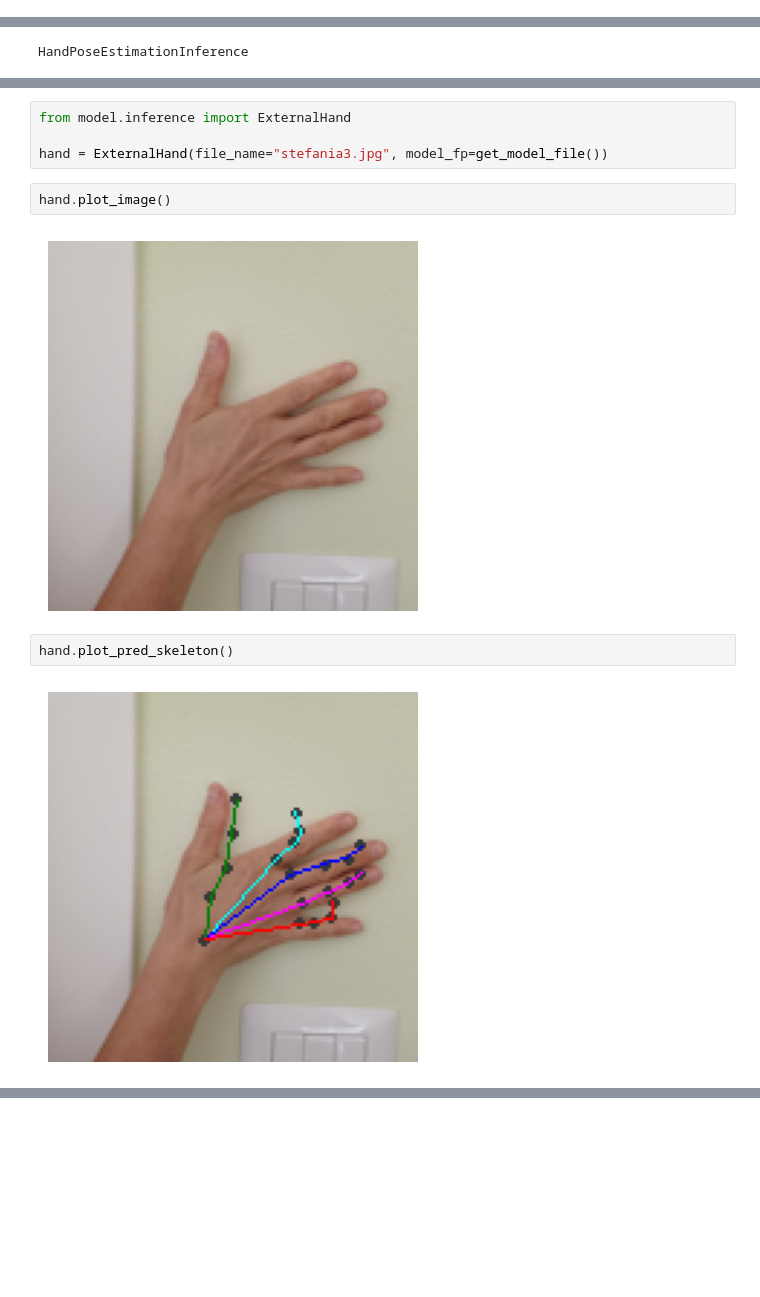
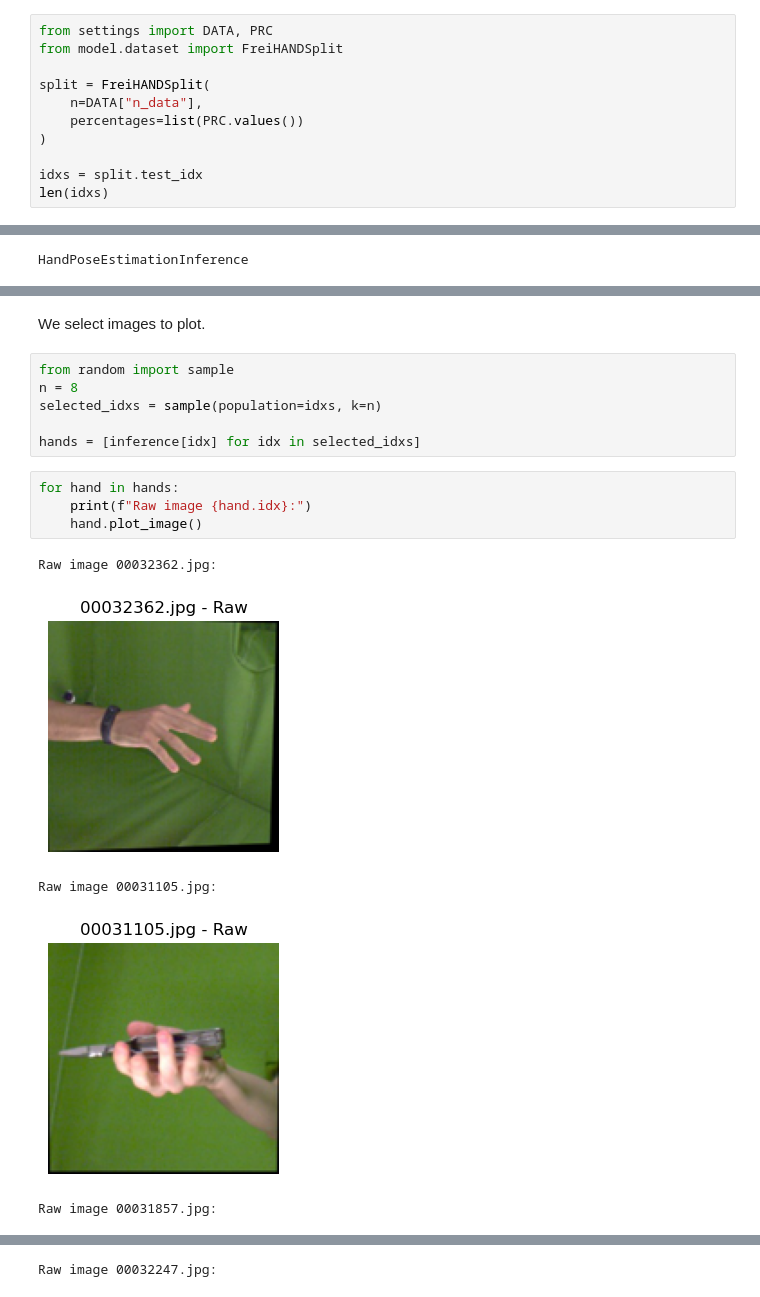
Before and after one commit to Quinta13/ML_project, a Jupyter notebook: notebooks/3-Inference.ipynb, the cells around one changed output, grey strips where cells are left out. Drawn from its saved outputs; the diff is of its cells as text; blank space fills up the shorter version.

```diff
--- a/notebooks/3-Inference.ipynb
+++ b/notebooks/3-Inference.ipynb
@@ -6,0 +10,11 @@ import numpy as np
+# %%
+from settings import DATA, PRC
+from model.dataset import FreiHANDSplit
+
+split = FreiHANDSplit(
+    n=DATA["n_data"],
+    percentages=list(PRC.values())
+)
+
+idxs = split.test_idx
+len(idxs)
@@ -37,12 +38,18 @@ for i in range(20):
-# %%
-from model.inference import ExternalHand
-
-hand = ExternalHand(file_name="stefania3.jpg", model_fp=get_model_file())
-# %%
-hand.plot_image()
-# %% [output]
-[figure, removed]
-# %%
-hand.plot_pred_skeleton()
-# %% [output]
-[figure, removed]
+# %% [markdown]
+We select images to plot.
+# %%
+from random import sample
+n = 8
+selected_idxs = sample(population=idxs, k=n)
+
+hands = [inference[idx] for idx in selected_idxs]
+# %%
+for hand in hands:
+    print(f"Raw image {hand.idx}:")
+    hand.plot_image()
+# %% [output]
+Raw image 00032362.jpg:
+[figure, added]
+Raw image 00031105.jpg:
+[figure, added]
+Raw image 00031857.jpg:
@@ -48,0 +57 @@ hand.plot_pred_skeleton()
+Raw image 00032247.jpg:
```
Also changed, not shown: parts of 24 cells of this notebook, 7 other files.
